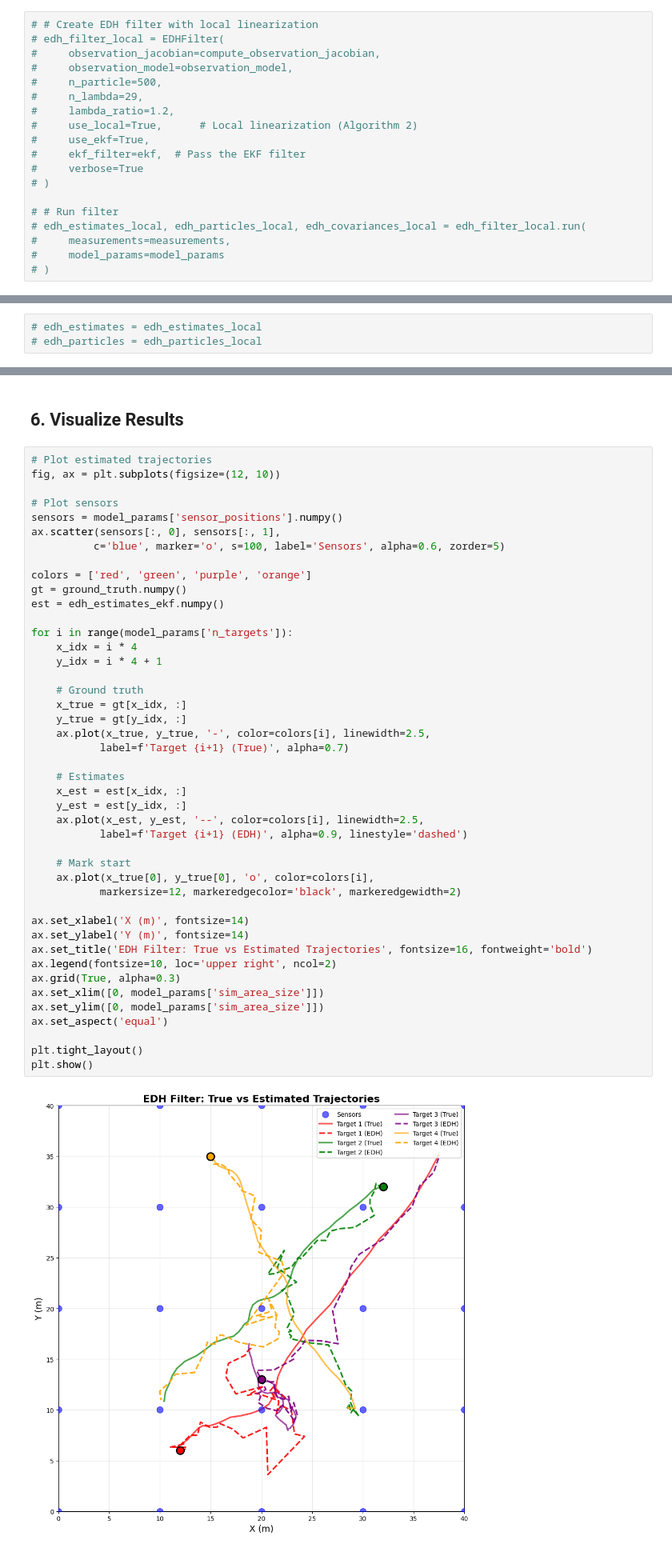
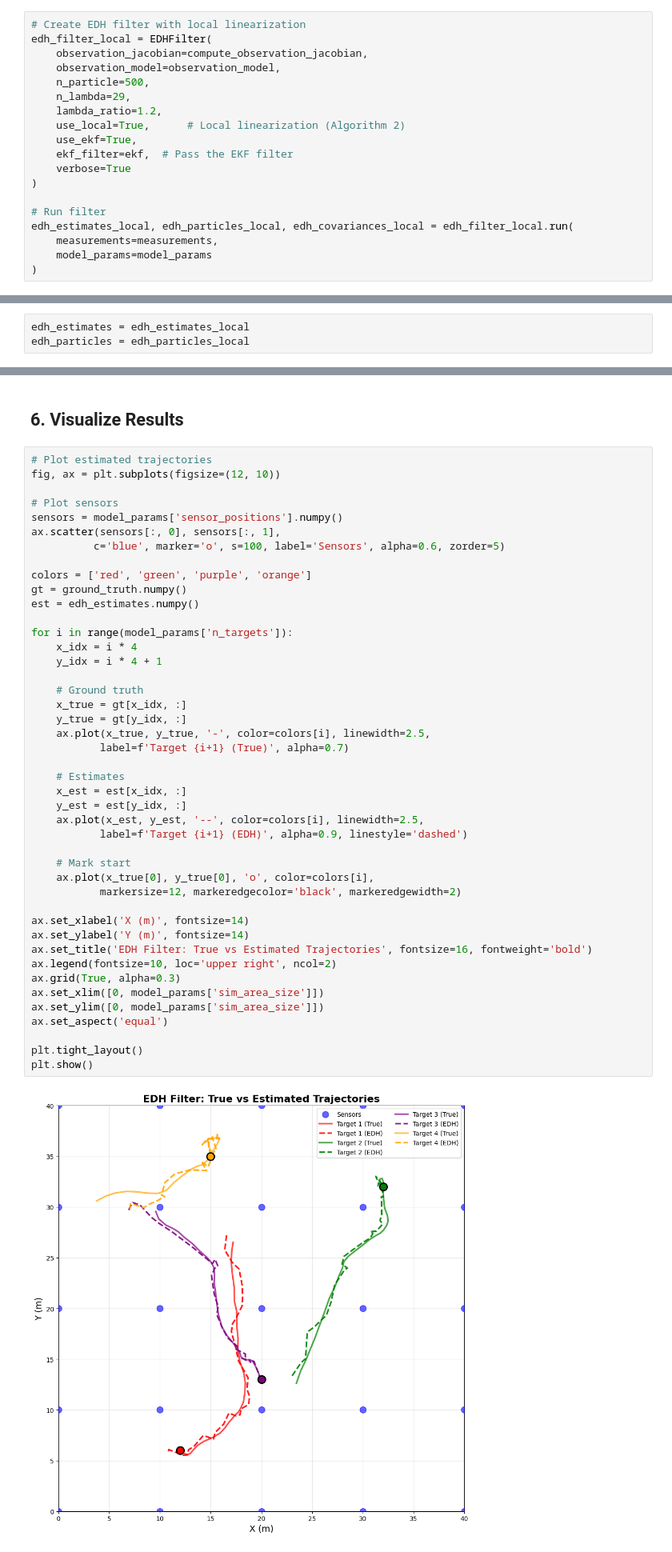
Before and after one commit to ChunchaoPeter/ml_simulation_research, a Jupyter notebook: deterministic_kernel_flows/edh_demo.ipynb, the cells around one changed output, grey strips where cells are left out. Shown at 80% size. Drawn from its saved outputs; the diff is of its cells as text.

```diff
--- a/deterministic_kernel_flows/edh_demo.ipynb
+++ b/deterministic_kernel_flows/edh_demo.ipynb
@@ -214,21 +248,21 @@ EDH filter completed successfully!
 # %% [markdown]
 ### Option 3: Local Linearization (Algorithm 2) - Uncomment to try
 # %%
-# # Create EDH filter with local linearization
-# edh_filter_local = EDHFilter(
-#     observation_jacobian=compute_observation_jacobian,
-#     observation_model=observation_model,
-#     n_particle=500,
-#     n_lambda=29,
-#     lambda_ratio=1.2,
-#     use_local=True,      # Local linearization (Algorithm 2)
-#     use_ekf=True,
-#     ekf_filter=ekf,  # Pass the EKF filter
-#     verbose=True
-# )
+# Create EDH filter with local linearization
+edh_filter_local = EDHFilter(
+    observation_jacobian=compute_observation_jacobian,
+    observation_model=observation_model,
+    n_particle=500,
+    n_lambda=29,
+    lambda_ratio=1.2,
+    use_local=True,      # Local linearization (Algorithm 2)
+    use_ekf=True,
+    ekf_filter=ekf,  # Pass the EKF filter
+    verbose=True
+)
 
-# # Run filter
-# edh_estimates_local, edh_particles_local, edh_covariances_local = edh_filter_local.run(
-#     measurements=measurements,
-#     model_params=model_params
-# )
+# Run filter
+edh_estimates_local, edh_particles_local, edh_covariances_local = edh_filter_local.run(
+    measurements=measurements,
+    model_params=model_params
+)
@@ -235,8 +288,8 @@ EDH filter completed successfully!
 # %% [markdown]
 ## 5. Compute Errors
 # %%
-# edh_estimates = edh_estimates_local
-# edh_particles = edh_particles_local
+edh_estimates = edh_estimates_local
+edh_particles = edh_particles_local
 # %%
 def compute_position_error(estimates, ground_truth, n_targets):
     """Compute position error for each target."""
@@ -303,41 +356,41 @@ ax.scatter(sensors[:, 0], sensors[:, 1],
 
 colors = ['red', 'green', 'purple', 'orange']
 gt = ground_truth.numpy()
-est = edh_estimates_ekf.numpy()
+est = edh_estimates.numpy()
 
 for i in range(model_params['n_targets']):
     x_idx = i * 4
     y_idx = i * 4 + 1
 
     # Ground truth
     x_true = gt[x_idx, :]
     y_true = gt[y_idx, :]
     ax.plot(x_true, y_true, '-', color=colors[i], linewidth=2.5,
            label=f'Target {i+1} (True)', alpha=0.7)
 
     # Estimates
     x_est = est[x_idx, :]
     y_est = est[y_idx, :]
     ax.plot(x_est, y_est, '--', color=colors[i], linewidth=2.5,
            label=f'Target {i+1} (EDH)', alpha=0.9, linestyle='dashed')
 
     # Mark start
     ax.plot(x_true[0], y_true[0], 'o', color=colors[i],
            markersize=12, markeredgecolor='black', markeredgewidth=2)
 
 ax.set_xlabel('X (m)', fontsize=14)
 ax.set_ylabel('Y (m)', fontsize=14)
 ax.set_title('EDH Filter: True vs Estimated Trajectories', fontsize=16, fontweight='bold')
 ax.legend(fontsize=10, loc='upper right', ncol=2)
 ax.grid(True, alpha=0.3)
 ax.set_xlim([0, model_params['sim_area_size']])
 ax.set_ylim([0, model_params['sim_area_size']])
 ax.set_aspect('equal')
 
 plt.tight_layout()
 plt.show()
 # %% [output]
-[figure, old version]
+[figure, new version]
 # %% [markdown]
 ## 7. Plot Error Evolution
 # %%
```
Also changed, not shown: parts of 8 cells of this notebook, 2 other files.
